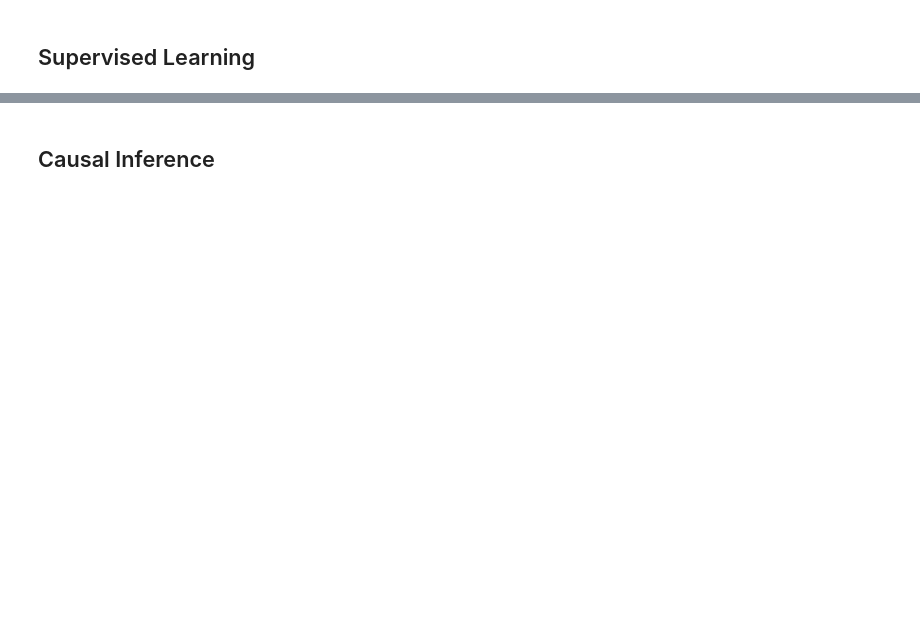
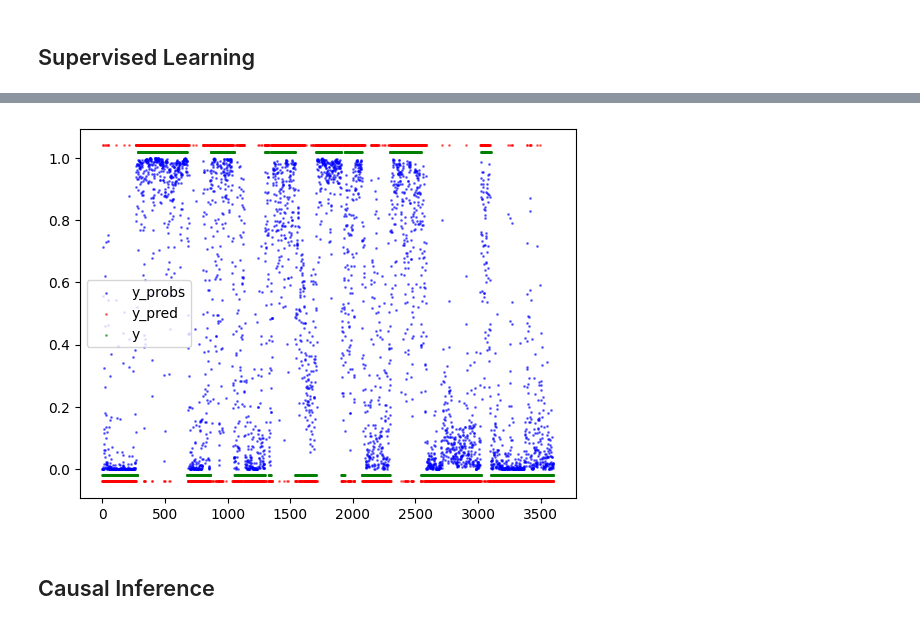
Before and after one commit to CausalLearningAI/ISTAnt, a Jupyter notebook: main.ipynb, the cells around one changed output, grey strips where cells are left out. Drawn from its saved outputs; the diff is of its cells as text; code cells hidden in the pictures; blank space fills up the shorter version.

Commit message:
add y_pred time_series visualization

```diff
--- a/main.ipynb
+++ b/main.ipynb
@@ -55,7 +65,7 @@ model = train_model(X, y,
                     split=split,
                     batch_size=256,
                     num_epochs=10,
-                    lr=0.1,
+                    lr=0.01,
                     verbose=True)
 y_probs = model.probs(X.to(model.device)).to("cpu")
 y_pred = model.pred(X.to(model.device)).to("cpu")
@@ -62,3 +117,16 @@ y_pred = model.pred(X.to(model.device)).to("cpu")
+# %%
+exp_a = (supervised["experiment"]==1)
+pos_1 = (supervised["position"]==2)
+filter = (exp_a & pos_1).nonzero().squeeze()
+y_probs[filter].detach()
+
+plt.scatter(range(len(filter)), y_probs[filter].detach(), s=1, c="blue", alpha=0.5, label="y_probs")
+plt.scatter(range(len(filter)), y_pred[filter].detach()-(-1)**y_pred[filter].detach()*0.04, s=1, c="red", alpha=0.5, label="y_pred")
+plt.scatter(range(len(filter)), y[filter].detach()-(-1)**y[filter].detach()*0.02, s=1, c="green", alpha=0.5, label="y")
+plt.legend()
+plt.show()
+# %% [output]
+[figure, added]
 # %%
 visualize_examples(n=36,
                    task="all",
```
Also changed, not shown: parts of 3 cells of this notebook.
